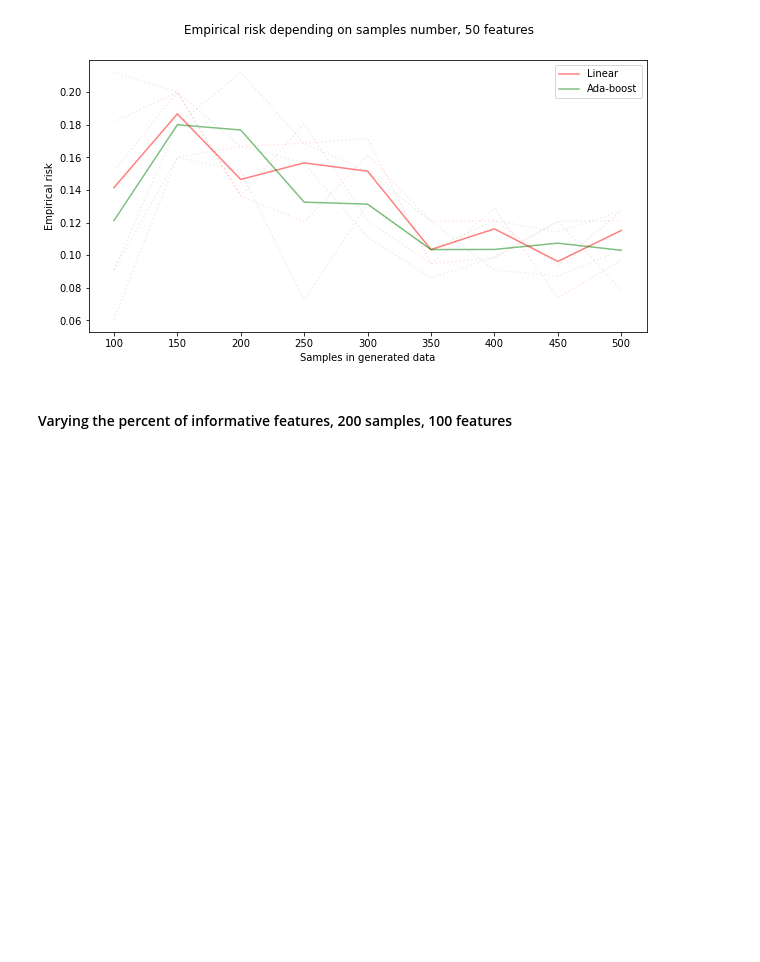
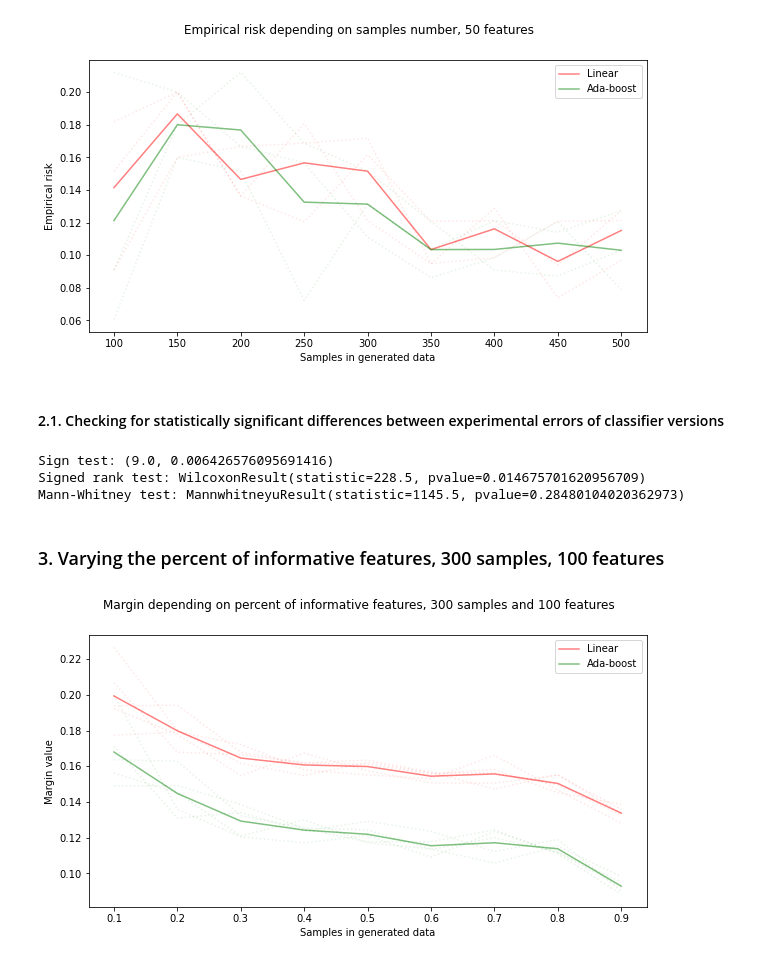
Before and after one commit to vkmbox/Ml-hse-final, a Jupyter notebook: ada-boost-implementations/code-python/notebooks/Geometric_Margin_Estimations.ipynb, the cells around one changed output. Saved outputs shown, nothing was run; the diff lists cells and outputs as text; code cells hidden in the pictures; blank space fills up the shorter version.

```diff
--- a/ada-boost-implementations/code-python/notebooks/Geometric_Margin_Estimations.ipynb
+++ b/ada-boost-implementations/code-python/notebooks/Geometric_Margin_Estimations.ipynb
@@ -147,5 +165,5 @@ tmp = plt.legend(bbox_to_anchor=(1, 1))
 # %%
-TESTS_COUNT=3
+TESTS_COUNT=5
 
 samples_numbers=[100,150,200,250,300,350,400,450,500]
 
@@ -202,11 +220,23 @@ plt.plot(samples_numbers, avg_riskJ, options[1][0], alpha=0.5, label=options[1][
 tmp = plt.legend(bbox_to_anchor=(1, 1))
 # %% [output]
 [figure]
+# %% [markdown]
+#### 2.1. Checking for statistically significant differences between experimental errors of classifier versions
+# %%
+risk_flatL = riskL.flatten('F')
+risk_flatJ = riskJ.flatten('F')
+print("Sign test:", sign_test(risk_flatL - risk_flatJ))
+print("Signed rank test:", sc.stats.wilcoxon(risk_flatL, risk_flatJ))
+print("Mann-Whitney test:", sc.stats.mannwhitneyu(risk_flatL, risk_flatJ))
+# %% [output]
+Sign test: (9.0, 0.006426576095691416)
+Signed rank test: WilcoxonResult(statistic=228.5, pvalue=0.014675701620956709)
+Mann-Whitney test: MannwhitneyuResult(statistic=1145.5, pvalue=0.28480104020362973)
 # %% [markdown]
-#### Varying the percent of informative features, 200 samples, 100 features
+### 3. Varying the percent of informative features, 300 samples, 100 features
 # %%
 FEATURES=100
-TESTS_COUNT=3
+TESTS_COUNT=5
 
 informative_percent_list=[0.1,0.2,0.3,0.4,0.5,0.6,0.7,0.8,0.9]
 
@@ -238,16 +268,18 @@ marginL, marginJ, riskL, riskJ = np.array(marginL), np.array(marginJ), np.array(
 # %%
 plt.figure(figsize=(10, 5))
 plt.xlabel('Samples in generated data')
 plt.ylabel('Margin value')
-plt.suptitle("Margin depending on percent of informative features, 200 samples and 100 features")
+plt.suptitle("Margin depending on percent of informative features, 300 samples and 100 features")
 
 for pos in range(TESTS_COUNT):
     plt.plot(informative_percent_list, marginL[:,pos], options[0][0] + ':', alpha=0.1)
     plt.plot(informative_percent_list, marginJ[:,pos], options[1][0] + ':', alpha=0.1)
 
 plt.plot(informative_percent_list, avg_marginL, options[0][0], alpha=0.5, label=options[0][1])
 plt.plot(informative_percent_list, avg_marginJ, options[1][0], alpha=0.5, label=options[1][1])
 tmp = plt.legend(bbox_to_anchor=(1, 1))
+# %% [output]
+[figure, added]
 # %%
 plt.figure(figsize=(10, 5))
 plt.xlabel('Samples in generated data')
```
Also changed, not shown: parts of 24 cells of this notebook, 6 other files.
